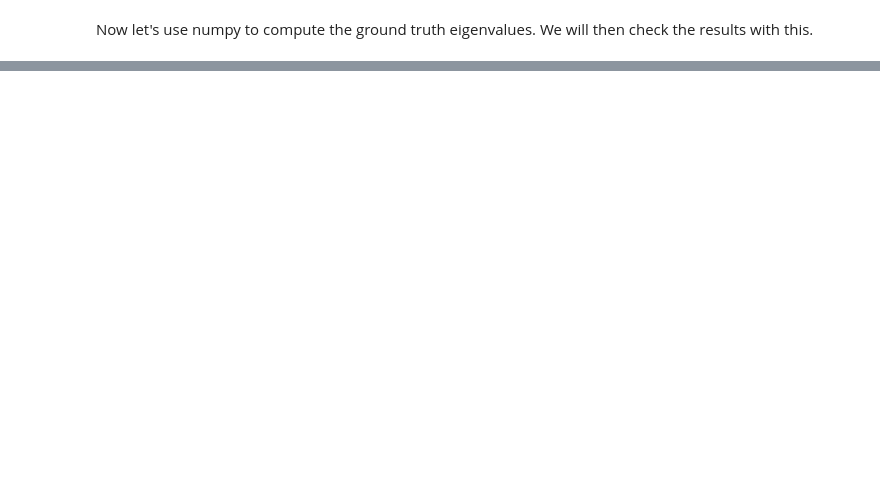
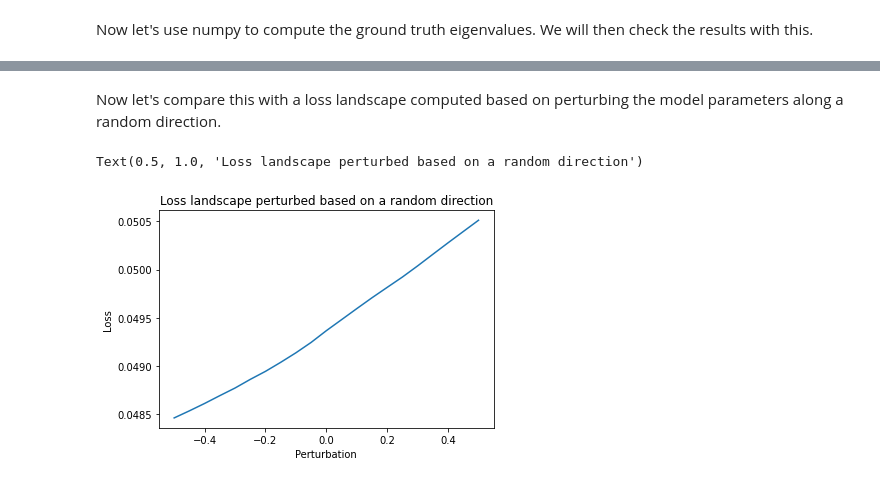
Before and after one commit to amirgholami/PyHessian, a Jupyter notebook: Hessian_Tutorial.ipynb, the cells around one changed output, grey strips where cells are left out. Saved outputs shown, nothing was run; the diff lists cells and outputs as text; code cells hidden in the pictures; blank space fills up the shorter version.

```diff
--- a/Hessian_Tutorial.ipynb
+++ b/Hessian_Tutorial.ipynb
@@ -145,26 +165,32 @@ plt.xlabel('Perturbation')
+# %% [markdown]
+Now let's compare this with a loss landscape computed based on perturbing the model parameters along a random direction.
 # %%
 from pyhessian.utils import normalization
 
 # generate random vector to do the loss plot
 
 v = [torch.randn_like(p) for p in model.parameters()]
 v = normalization(v)
 
 
 # used to perturb your model
 lams = np.linspace(-0.5, 0.5, 21).astype(np.float32)
 
 loss_list = []
 
 # create a copy of the model
 model_perb = ptcv_get_model("resnet20_cifar10", pretrained=True)
 model_perb.eval()
 model_perb = model_perb.cuda()
 
 for lam in lams:
     model_perb = get_params(model, model_perb, v, lam)
     loss_list.append(criterion(model_perb(inputs), targets).item())
 
 plt.plot(lams, loss_list)
 plt.ylabel('Loss')
 plt.xlabel('Perturbation')
+plt.title('Loss landscape perturbed based on a random direction')
+# %% [output]
+Text(0.5, 1.0, 'Loss landscape perturbed based on a random direction')
+[figure, added]
```
Also changed, not shown: parts of 37 cells of this notebook.
